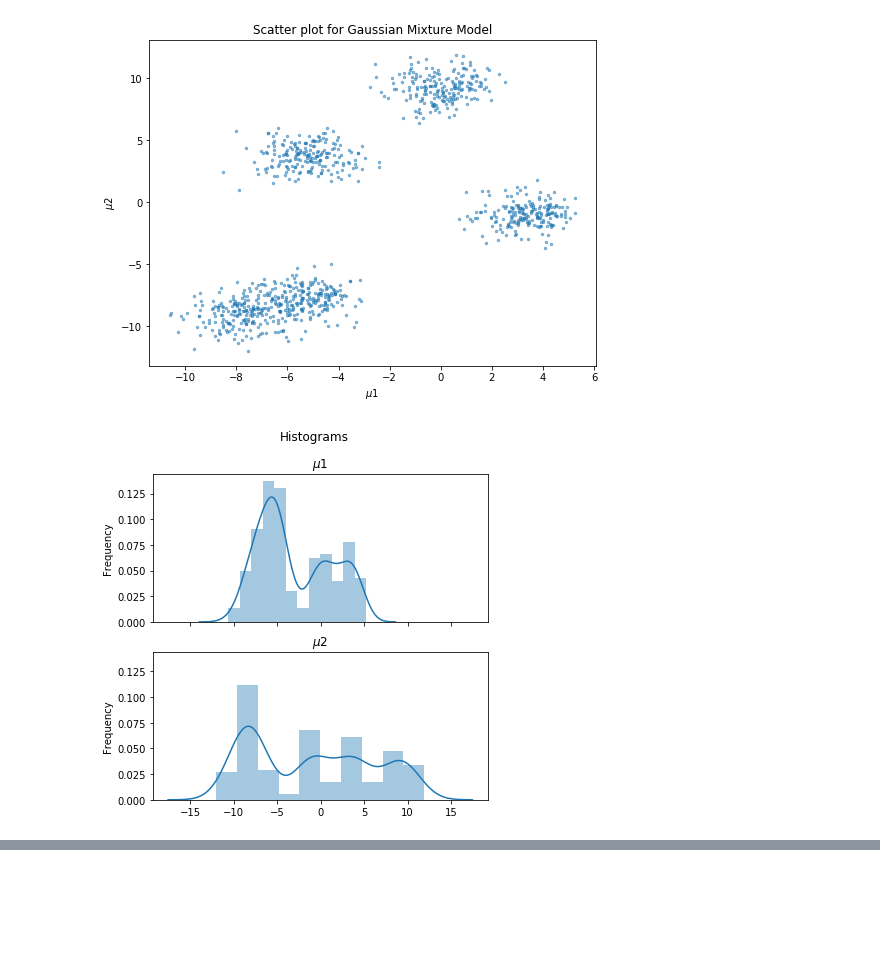
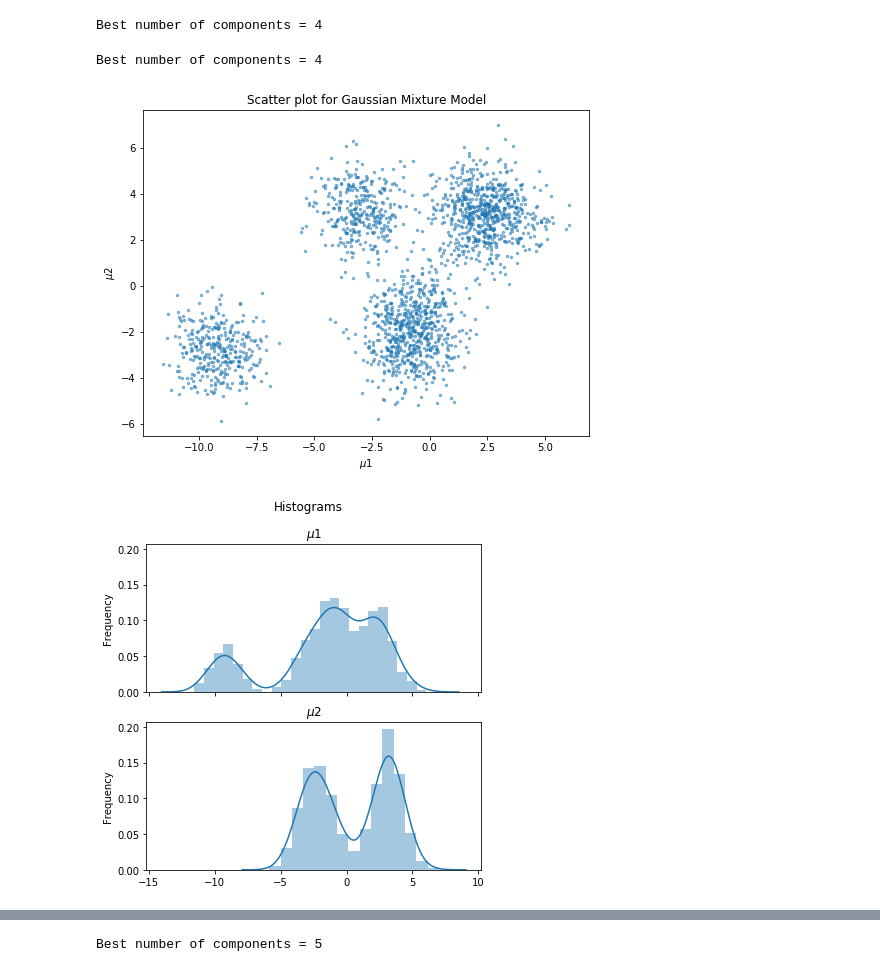
Before and after one commit to pjdunne/MResMCMC2023, a Jupyter notebook: Fit_GMM.ipynb, the cells around one changed output, grey strips where cells are left out. Drawn from its saved outputs; the diff is of its cells as text; code cells hidden in the pictures; blank space fills up the shorter version.

```diff
--- a/Fit_GMM.ipynb
+++ b/Fit_GMM.ipynb
@@ -226,23 +263,44 @@ class GaussianMixtureModel:
             fig.show()
+# %%
+### Test on 2D dataset
+
+n_dimension = 2
+n_sample = 2000
+center = 6
+
+# Generate a 2D dataset with n samples and initial number of centers
+X, y = make_blobs(n_samples = n_sample, centers = center)
+
+# Fit into a Gaussian Mixture Model
+fit_gmm = FitGMM(n_dimensions = 2, n_components = center)
+
+# Determine the best number of components
+best_number_component = fit_gmm.best_number_components(X)
+# %% [output]
+Best number of components = 4
 # %%
-# Generate a 2D dataset with 1000 samples
-X, y = make_blobs(n_samples = 1000, centers = 5)
-
-# Fit a Gaussian Mixture Model with 3 components
-fit_gmm = FitGMM(n_dimensions = 2, n_components = 3)
+# Fit into a Gaussian Mixture Model with the calculated best number of components
+fit_gmm = FitGMM(n_dimensions = n_dimension, n_components = best_number_component)
 fit_gmm.fit(X)
 
-# Create a GaussianMixtureModel instance with the fitted parameters
+# Create a GaussianMixtureModel with the fitted parameters
 gmm = GaussianMixtureModel(fit_gmm)
 
 # Visualize
 gmm.plot_scatter(X)
 gmm.plot_histograms(X)
 
+# Calculate the probabilities of each sample in the input dataset
 probs = gmm.pdf(X)
-gmm.plot_likelihood(X, probs)
 
+# Calculate the log-likelihoods of the input dataset
+log_likelihood = gmm.calculate_log_likelihoods(X)
+#print(log_likelihood)
+
+# Plot the log-likelihoods of the input dataset
+gmm.plot_log_likelihood(X, probs)
 plt.show()
 # %% [output]
+Best number of components = 4
-[figure, old version]
+[figure, new version]
-[figure, old version]
+[figure, new version]
@@ -250 +308,18 @@ plt.show()
+# %%
+### Test on 3D dataset
+
+n_dimension = 3
+n_sample = 2000
+center = 5
+
+# Generate a 3D dataset with n samples and initial number of centers
+X, y = make_blobs(n_samples = n_sample, n_features = n_dimension, centers = center)
+
+# Fit into a Gaussian Mixture Model
+fit_gmm = FitGMM(n_dimensions = n_dimension, n_components = center)
+
+# Determine the best number of components
+best_number_component = fit_gmm.best_number_components(X)
+# %% [output]
+Best number of components = 5
 # %%
```
Also changed, not shown: parts of 4 cells of this notebook.
